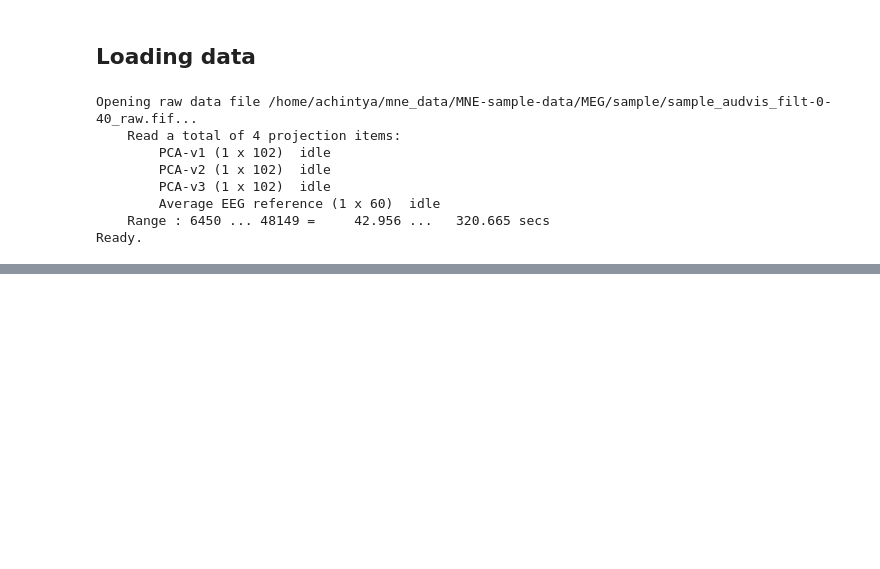
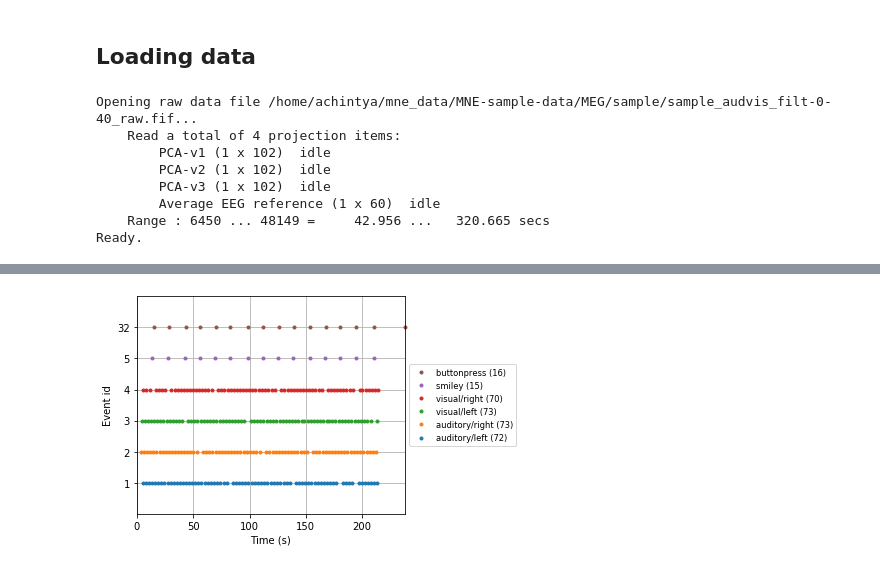
Before and after one commit to AchintyaX/EEG_Analysis, a Jupyter notebook: EEG_signal_processing.ipynb, the cells around one changed output, grey strips where cells are left out. Cells and saved outputs as stored; diff of their text form; code cells hidden in the pictures; blank space fills up the shorter version.

```diff
--- a/EEG_signal_processing.ipynb
+++ b/EEG_signal_processing.ipynb
@@ -24,0 +137,5 @@ Ready.
+# %%
+# recovering the timing and identity of the stimulus events
+
+events = mne.find_events(raw, stim_channel='STI 014')
+print(events[:5])  # show the first 5
@@ -24,0 +161,9 @@ Ready.
+# %%
+event_dict = {'auditory/left': 1, 'auditory/right': 2, 'visual/left': 3,
+              'visual/right': 4, 'smiley': 5, 'buttonpress': 32}
+# %%
+# plotting the event detection with respect to time
+fig = mne.viz.plot_events(events, event_id=event_dict, sfreq=raw.info['sfreq'],
+                          first_samp=raw.first_samp)
+# %% [output]
+[figure, added]
```
Also changed, not shown: parts of 9 cells of this notebook.
